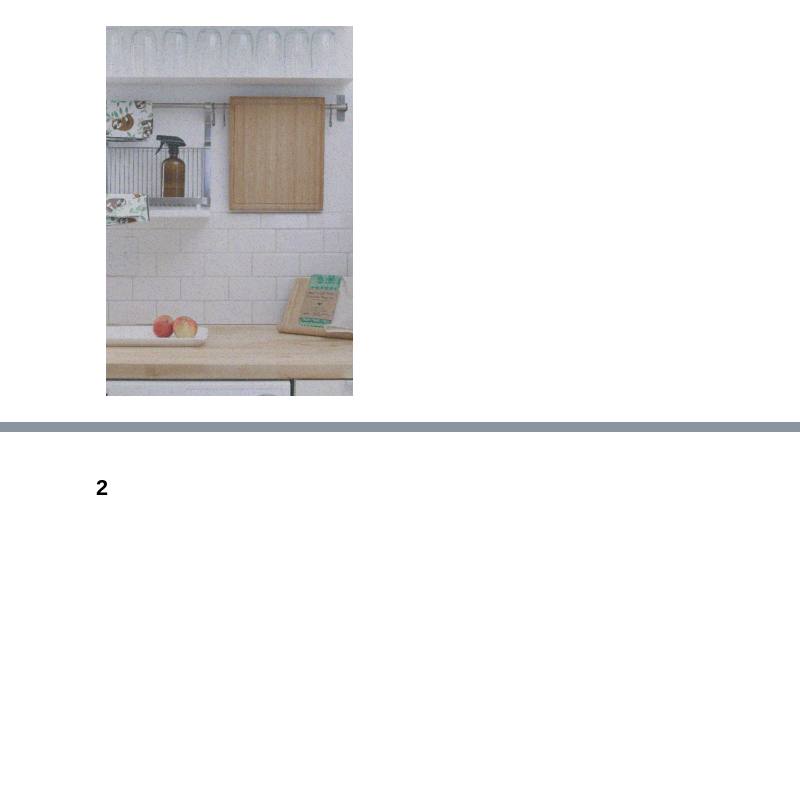
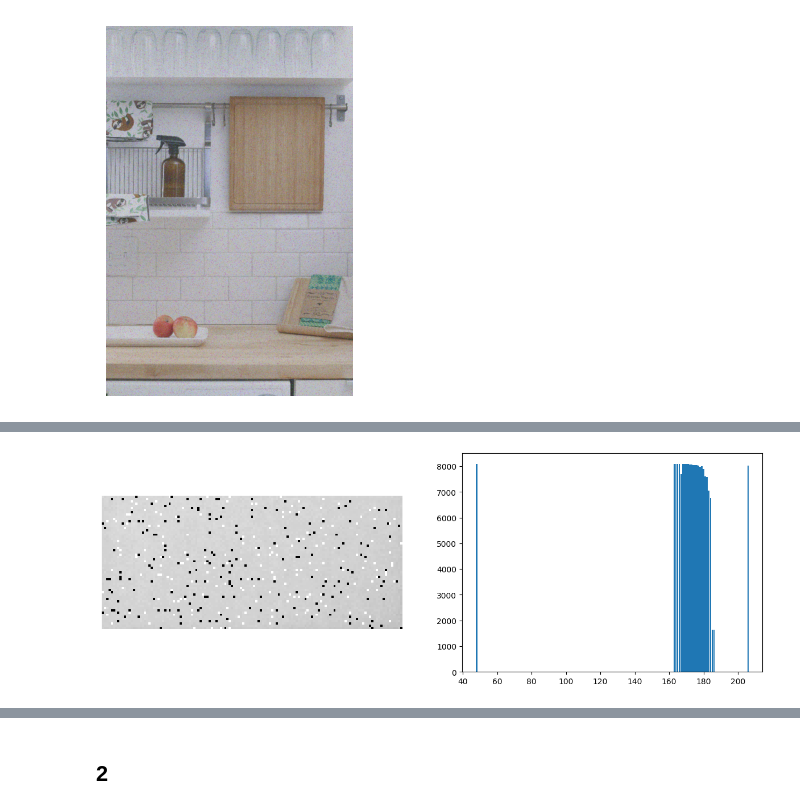
Before and after one commit to danieldamc/Procesamiento-de-Imagenes, a Jupyter notebook: Assignment_4/assignment_4.ipynb, the cells around one changed output, grey strips where cells are left out. Cells and saved outputs as stored; diff of their text form; code cells hidden in the pictures; blank space fills up the shorter version.

```diff
--- a/Assignment_4/assignment_4.ipynb
+++ b/Assignment_4/assignment_4.ipynb
@@ -34,0 +81,15 @@ plt.show()
+# %%
+g_changed = g[750:810,365:500]
+
+plt.figure(figsize=(15, 5))
+
+plt.subplot(1, 2, 1)
+plt.imshow(g_changed, cmap='gray')
+plt.axis('off')
+
+plt.subplot(1, 2, 2)
+plt.bar(g_changed.flatten(), range(len(g_changed.flatten())))
+
+plt.show()
+# %% [output]
+[figure, added]
```
Also changed, not shown: parts of 8 cells of this notebook, 10 other files.
